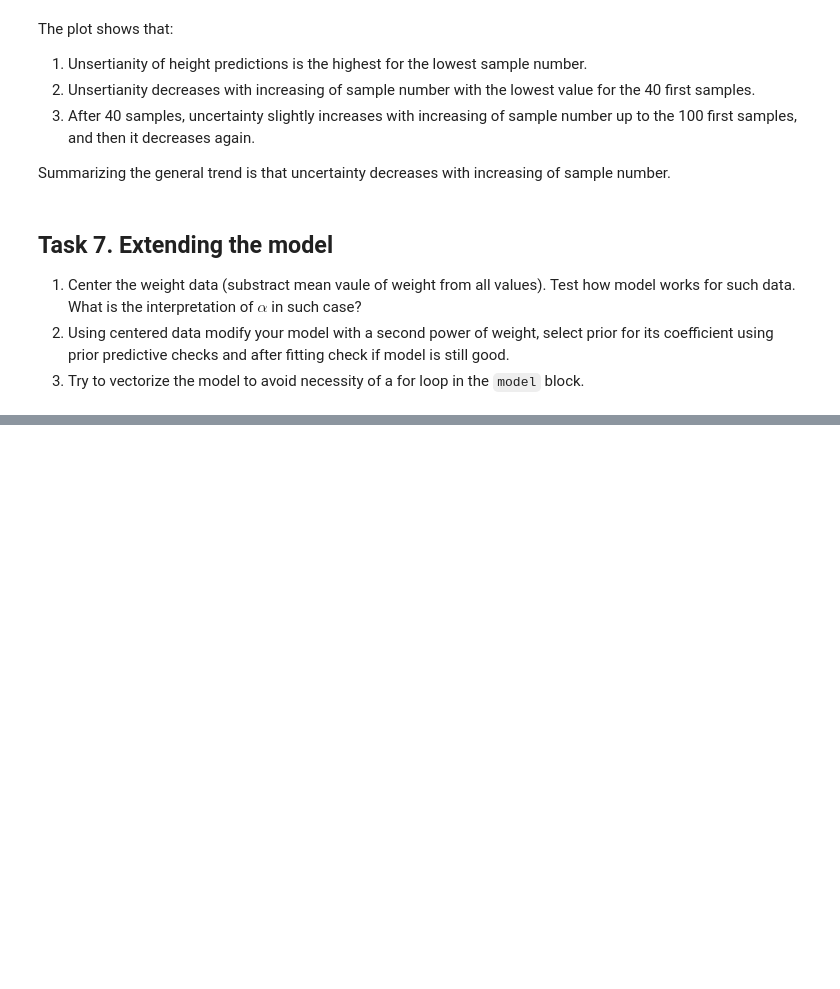
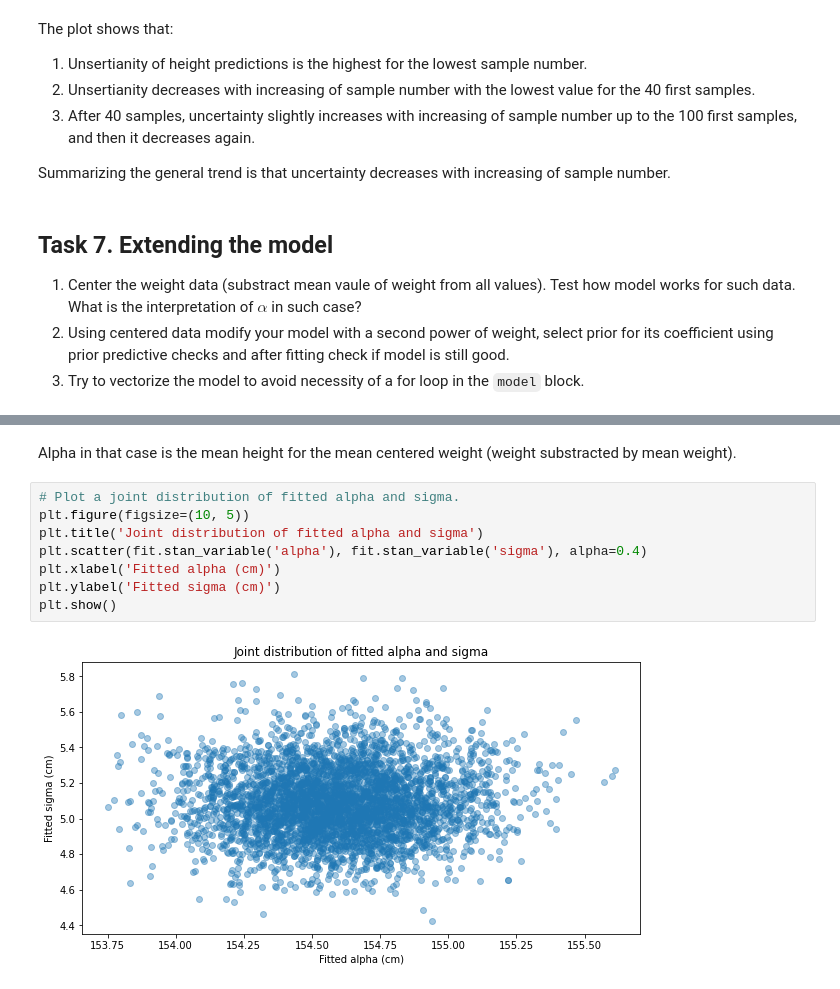
Before and after one commit to nmpluta/data-analytics-lectures, a Jupyter notebook: Data Analytics/Lab 4/lab4.ipynb, the cells around one changed output, grey strips where cells are left out. Cells and saved outputs as stored; diff of their text form; blank space fills up the shorter version.

```diff
--- a/Data Analytics/Lab 4/lab4.ipynb
+++ b/Data Analytics/Lab 4/lab4.ipynb
@@ -471,0 +536,12 @@ Summarizing the general trend is that uncertainty decreases with increasing of s
+# %% [markdown]
+Alpha in that case is the mean height for the mean centered weight (weight substracted by mean weight).
+# %%
+# Plot a joint distribution of fitted alpha and sigma.
+plt.figure(figsize=(10, 5))
+plt.title('Joint distribution of fitted alpha and sigma')
+plt.scatter(fit.stan_variable('alpha'), fit.stan_variable('sigma'), alpha=0.4)
+plt.xlabel('Fitted alpha (cm)')
+plt.ylabel('Fitted sigma (cm)')
+plt.show()
+# %% [output]
+[figure, added]
```
Also changed, not shown: parts of 8 cells of this notebook, 6 other files.
